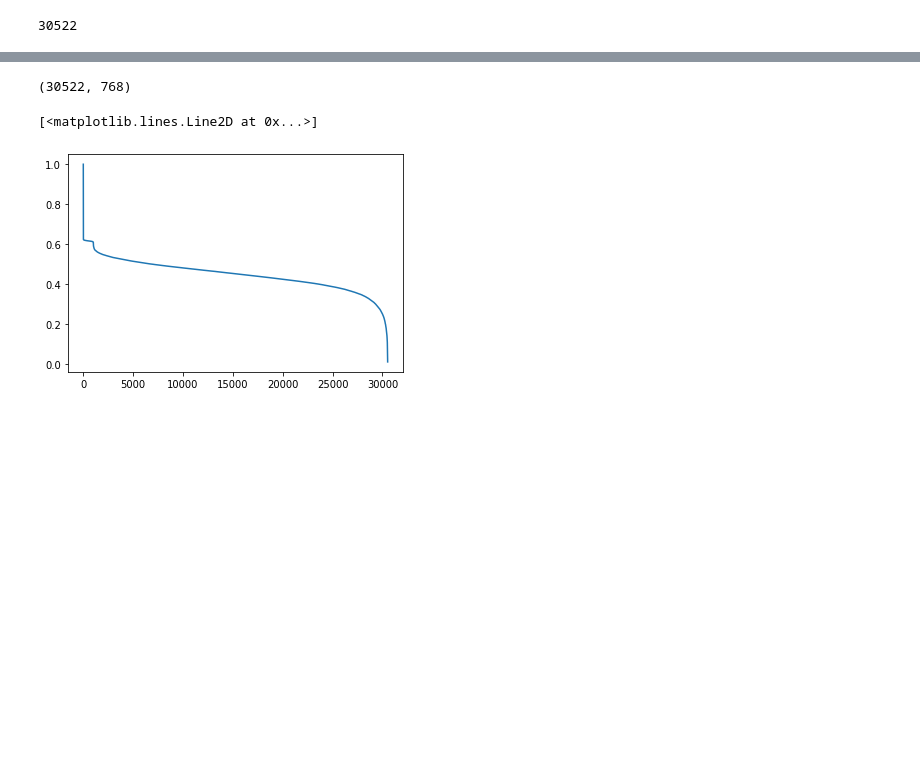
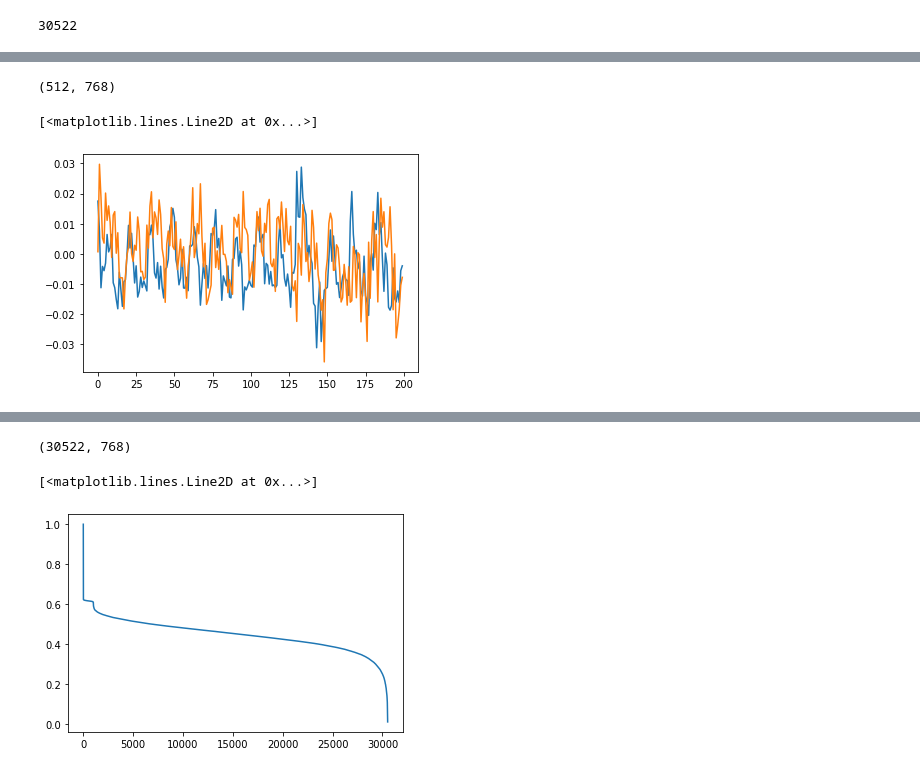
Before and after one commit to amaeda1967/Training, a Jupyter notebook: BERT_trial.ipynb, the cells around one changed output, grey strips where cells are left out. Drawn from its saved outputs; the diff is of its cells as text; code cells hidden in the pictures; blank space fills up the shorter version.

```diff
--- a/BERT_trial.ipynb
+++ b/BERT_trial.ipynb
@@ -51,3 +59,15 @@ len(vocablist)
 #segments_tensor = torch.tensor(segment_ids)
 # %%
 model = BertModel.from_pretrained('bert-base-uncased', output_hidden_states = True, output_attentions = True)
+# %%
+position_embeddings = model.embeddings.position_embeddings.weight.detach().numpy()
+# %%
+position_embeddings.shape
+# %% [output]
+(512, 768)
+# %%
+plt.plot(position_embeddings[:200,0])
+plt.plot(position_embeddings[:200,766])
+# %% [output]
+[<matplotlib.lines.Line2D at 0x...>]
+[figure, added]
```
Also changed, not shown: parts of 7 cells of this notebook.
